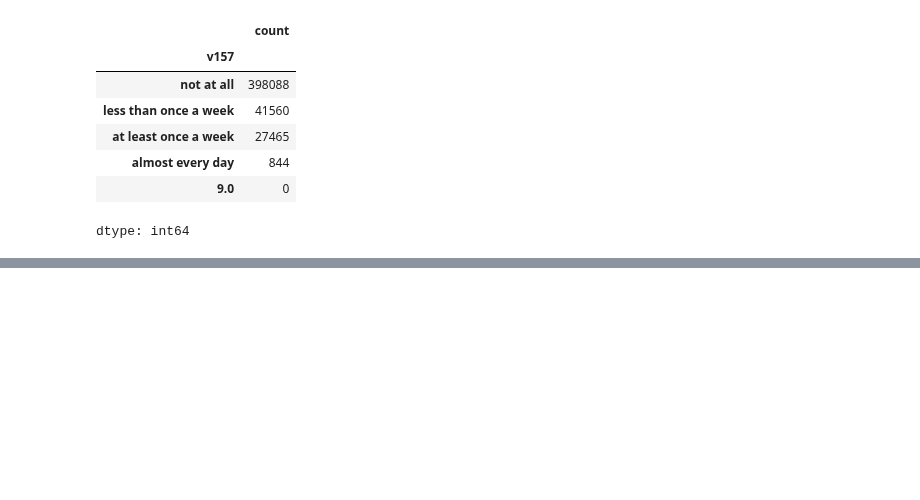
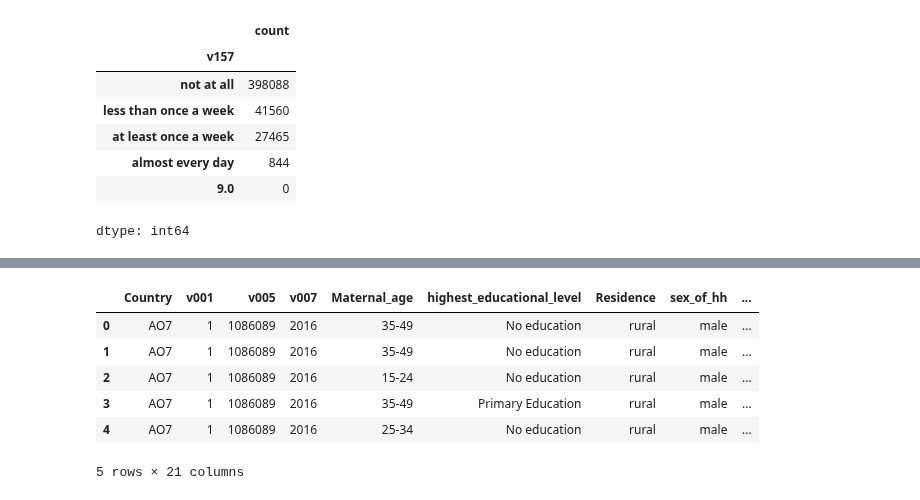
Before and after one commit to Fentahun60/Fentahun, a Jupyter notebook: access.ipynb, the cells around one changed output, grey strips where cells are left out. Cells and saved outputs as stored; diff of their text form; code cells hidden in the pictures; blank space fills up the shorter version.

```diff
--- a/access.ipynb
+++ b/access.ipynb
@@ -388,18 +548,0 @@ display(gave_birth_in_the_5yrs_counts)
-# %%
-# Recategorize 'gave_birth_in_the_5yrs'
-birth_mapping = {
-    'no births': 'No',
-    '1.0': 'Yes',
-    '2.0': 'Yes',
-    '3.0': 'Yes',
-    '4.0': 'Yes',
-    '5.0': 'Yes',
-    '6.0': 'Yes',
-    '7.0': 'Yes'
-}
-
-df['gave_birth_in_the_5yrs'] = df['gave_birth_in_the_5yrs'].map(birth_mapping)
-
-# Create a frequency table for the updated 'gave_birth_in_the_5yrs' column
-gave_birth_in_the_5yrs_counts = df['gave_birth_in_the_5yrs'].value_counts()
-display(gave_birth_in_the_5yrs_counts)
@@ -411,0 +563,10 @@ display(gave_birth_in_the_5yrs_counts)
+# %%
+df.head()
+# %% [output]
+|  | Country | v001 | v005 | v007 | Maternal_age | highest_educational_level | Residence | sex_of_hh | ... |
+| 0 | AO7 | 1 | 1086089 | 2016 | 35-49 | No education | rural | male | ... |
+| 1 | AO7 | 1 | 1086089 | 2016 | 35-49 | No education | rural | male | ... |
+| 2 | AO7 | 1 | 1086089 | 2016 | 15-24 | No education | rural | male | ... |
+| 3 | AO7 | 1 | 1086089 | 2016 | 35-49 | Primary Education | rural | male | ... |
+| 4 | AO7 | 1 | 1086089 | 2016 | 25-34 | No education | rural | male | ... |
+5 rows × 21 columns
```
Also changed, not shown: parts of 42 cells of this notebook.
